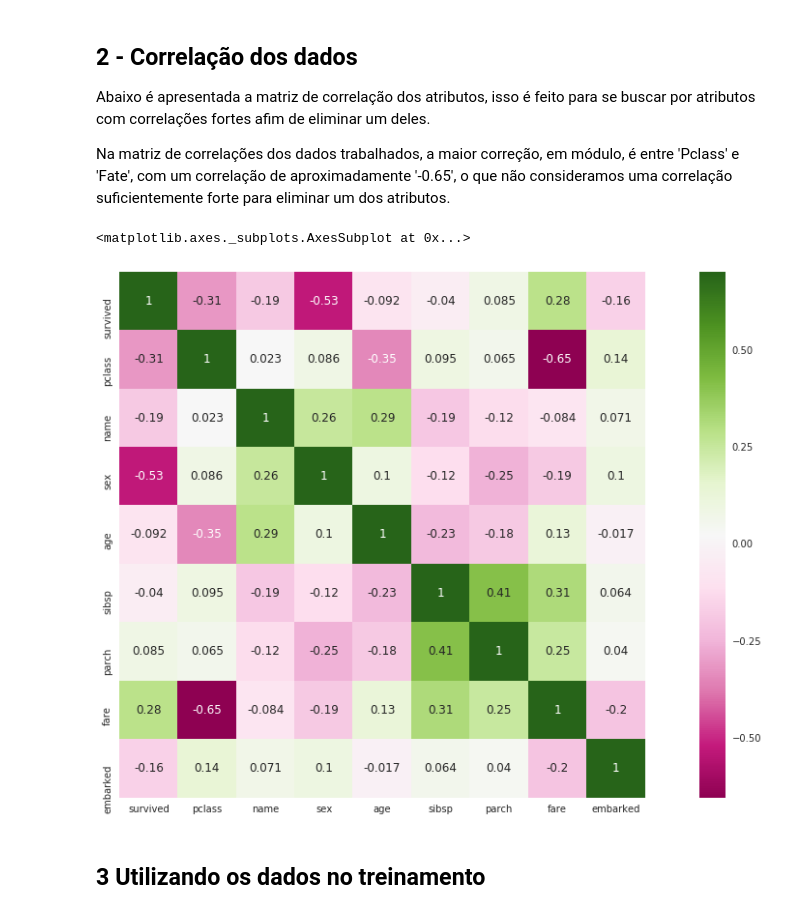
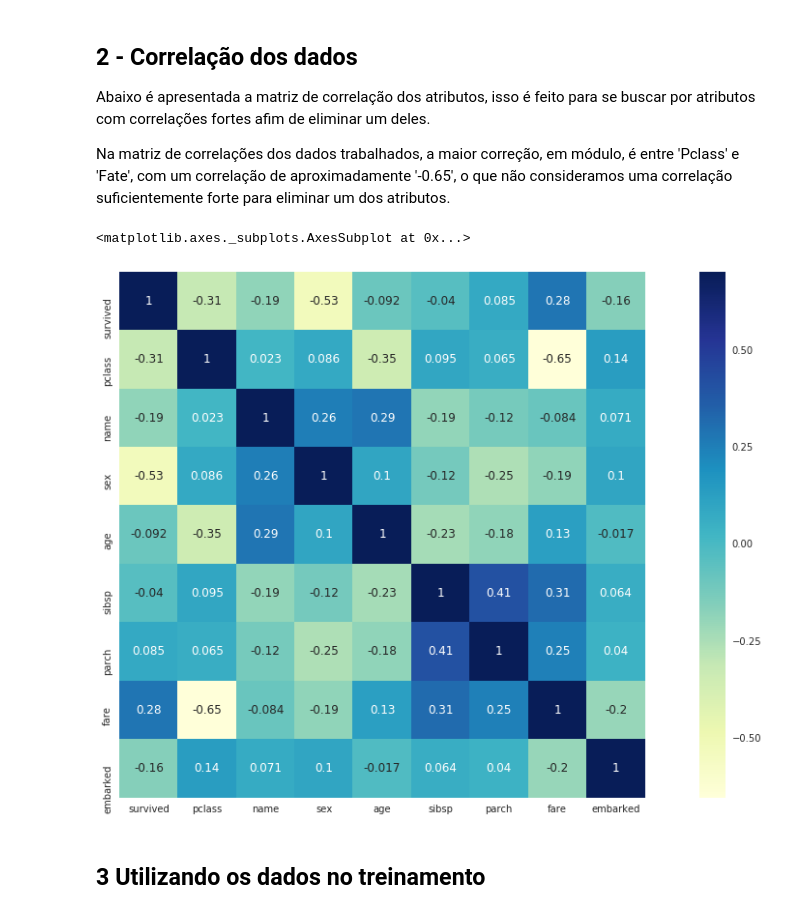
Before and after one commit to Vnicius/deep-learning-atividades, a Jupyter notebook: Manipulando-Dados/Manipulando Dados.ipynb, the cells around one changed output. Cells and saved outputs as stored; diff of their text form; code cells hidden in the pictures.

Commit message:
Adiciona novo plot correlação

```diff
--- a/Manipulando-Dados/Manipulando Dados.ipynb
+++ b/Manipulando-Dados/Manipulando Dados.ipynb
@@ -113,10 +113,10 @@ Abaixo é apresentada a matriz de correlação dos atributos, isso é feito para
 Na matriz de correlações dos dados trabalhados, a maior correção, em módulo, é entre 'Pclass' e 'Fate', com um correlação de aproximadamente '-0.65', o que não consideramos uma correlação suficientemente forte para eliminar um dos atributos.
 # %%
 plt.figure(figsize=(20,10))
-sns.heatmap(df.corr(), vmax=0.7, square=True, annot=True, cmap="PiYG")
+sns.heatmap(df.corr(), vmax=0.7, square=True, annot=True, cmap="YlGnBu")
 # %% [output]
 <matplotlib.axes._subplots.AxesSubplot at 0x...>
-[figure, old version]
+[figure, new version]
 # %% [markdown]
 ## 3 Utilizando os dados no treinamento
 # %% [markdown]
```
Also changed, not shown: parts of 1 cell of this notebook.
